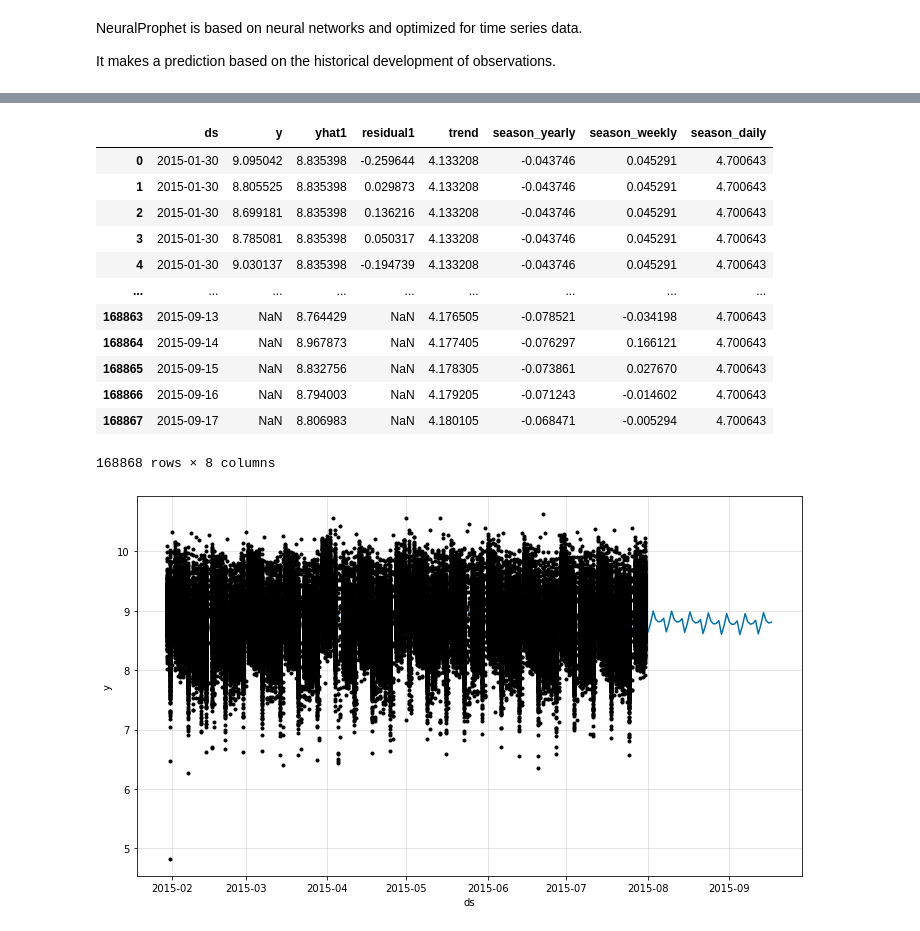
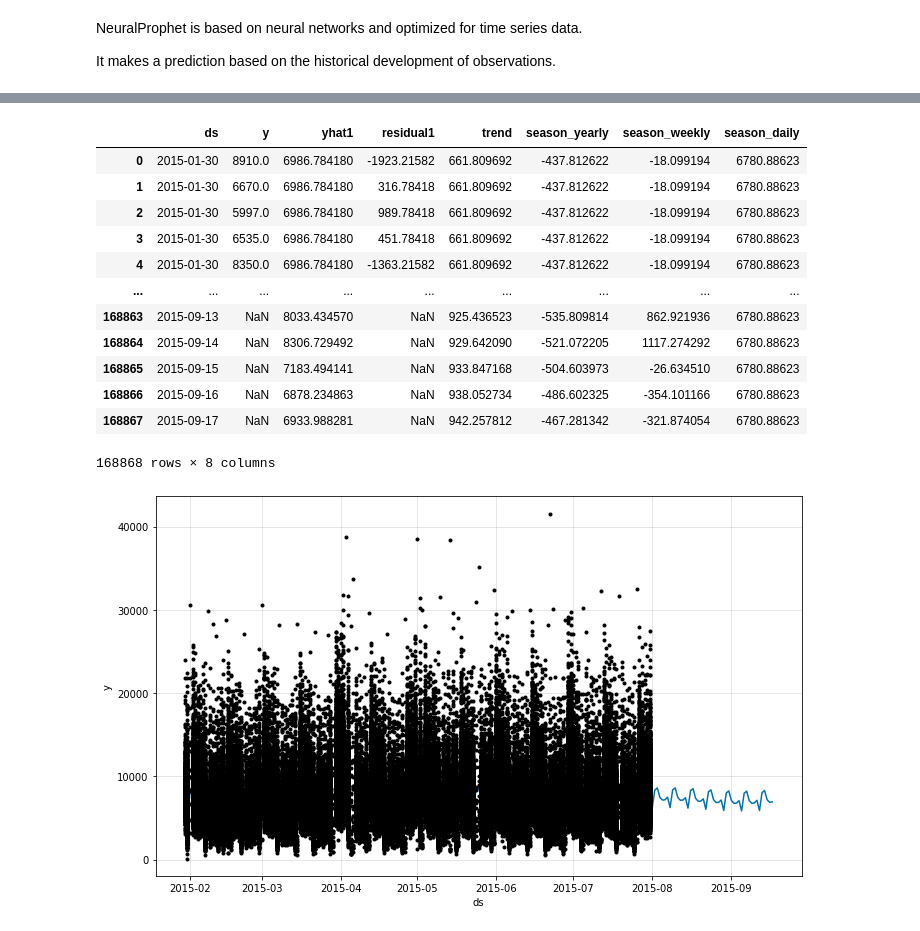
Before and after one commit to bur-oez/Capstone-Project-Rossman-Sales, a Jupyter notebook: 05_Predictive_Modelling.ipynb, the cells around one changed output, grey strips where cells are left out. Cells and saved outputs as stored; diff of their text form; code cells hidden in the pictures.

```diff
--- a/05_Predictive_Modelling.ipynb
+++ b/05_Predictive_Modelling.ipynb
@@ -46,7 +50,6 @@ from tensorflow.keras import backend as K
 # %%
 # Changing sales = 0 to np.nan and applying a log-function to the target 'sales'
 
-df_model.sales = df_model.sales.apply(lambda x: np.nan if x == 0 else x)
 df_model.loc[df_model['is_train'] == 1, 'saleslog'] = np.log(1+df_model.loc[df_model['is_train'] == 1]['sales'])
 # %%
 # Train Test Split
@@ -423,7 +477,7 @@ df_prophet
 844338 rows × 2 columns
 # %%
 model_np = NeuralProphet(changepoints_range= 0.95,daily_seasonality=True, learning_rate= 0.05,
-                   num_hidden_layers= 30, epochs= 100, batch_size= 256,n_changepoints=100)
+                   num_hidden_layers= 30, epochs= 10, batch_size= 256,n_changepoints=100)
 # %%
 metric_np = model_np.fit(df_prophet, freq="D")
 # %%
@@ -440,17 +494,17 @@ rmspe(y_hat_np, y_test_values)
 forecast
 # %% [output]
 |  | ds | y | yhat1 | residual1 | trend | season_yearly | season_weekly | season_daily |
-| 0 | 2015-01-30 | 9.095042 | 8.835398 | -0.259644 | 4.133208 | -0.043746 | 0.045291 | 4.700643 |
-| 1 | 2015-01-30 | 8.805525 | 8.835398 | 0.029873 | 4.133208 | -0.043746 | 0.045291 | 4.700643 |
-| 2 | 2015-01-30 | 8.699181 | 8.835398 | 0.136216 | 4.133208 | -0.043746 | 0.045291 | 4.700643 |
-| 3 | 2015-01-30 | 8.785081 | 8.835398 | 0.050317 | 4.133208 | -0.043746 | 0.045291 | 4.700643 |
-| 4 | 2015-01-30 | 9.030137 | 8.835398 | -0.194739 | 4.133208 | -0.043746 | 0.045291 | 4.700643 |
+| 0 | 2015-01-30 | 8910.0 | 6986.784180 | -1923.21582 | 661.809692 | -437.812622 | -18.099194 | 6780.88623 |
+| 1 | 2015-01-30 | 6670.0 | 6986.784180 | 316.78418 | 661.809692 | -437.812622 | -18.099194 | 6780.88623 |
+| 2 | 2015-01-30 | 5997.0 | 6986.784180 | 989.78418 | 661.809692 | -437.812622 | -18.099194 | 6780.88623 |
+| 3 | 2015-01-30 | 6535.0 | 6986.784180 | 451.78418 | 661.809692 | -437.812622 | -18.099194 | 6780.88623 |
+| 4 | 2015-01-30 | 8350.0 | 6986.784180 | -1363.21582 | 661.809692 | -437.812622 | -18.099194 | 6780.88623 |
 | ... | ... | ... | ... | ... | ... | ... | ... | ... |
-| 168863 | 2015-09-13 | NaN | 8.764429 | NaN | 4.176505 | -0.078521 | -0.034198 | 4.700643 |
-| 168864 | 2015-09-14 | NaN | 8.967873 | NaN | 4.177405 | -0.076297 | 0.166121 | 4.700643 |
-| 168865 | 2015-09-15 | NaN | 8.832756 | NaN | 4.178305 | -0.073861 | 0.027670 | 4.700643 |
-| 168866 | 2015-09-16 | NaN | 8.794003 | NaN | 4.179205 | -0.071243 | -0.014602 | 4.700643 |
-| 168867 | 2015-09-17 | NaN | 8.806983 | NaN | 4.180105 | -0.068471 | -0.005294 | 4.700643 |
+| 168863 | 2015-09-13 | NaN | 8033.434570 | NaN | 925.436523 | -535.809814 | 862.921936 | 6780.88623 |
+| 168864 | 2015-09-14 | NaN | 8306.729492 | NaN | 929.642090 | -521.072205 | 1117.274292 | 6780.88623 |
+| 168865 | 2015-09-15 | NaN | 7183.494141 | NaN | 933.847168 | -504.603973 | -26.634510 | 6780.88623 |
+| 168866 | 2015-09-16 | NaN | 6878.234863 | NaN | 938.052734 | -486.602325 | -354.101166 | 6780.88623 |
+| 168867 | 2015-09-17 | NaN | 6933.988281 | NaN | 942.257812 | -467.281342 | -321.874054 | 6780.88623 |
 168868 rows × 8 columns
 # %%
 # Make a submission dataframe to test RMSPE for unseen test-data (test.csv)
@@ -466,9 +520,9 @@ df_predictions['Sales'] = (np.exp(y_hat_neuralp) - 1) * 0.985 #Scale Back
 df_predictions.sort_values('Id', inplace=True)
 df_predictions[['Id', 'Sales']].to_csv('submit_neuralprophet_01.csv', index=False)
 # %%
-forecasts_plot = mn.plot(forecast)
+forecasts_plot = model_np.plot(forecast)
 # %% [output]
-[figure, old version]
+[figure, new version]
 # %%
 fig_comp = mn.plot_components(forecast)
 # %% [output]
```
Also changed, not shown: parts of 20 cells of this notebook, 6 other files.
